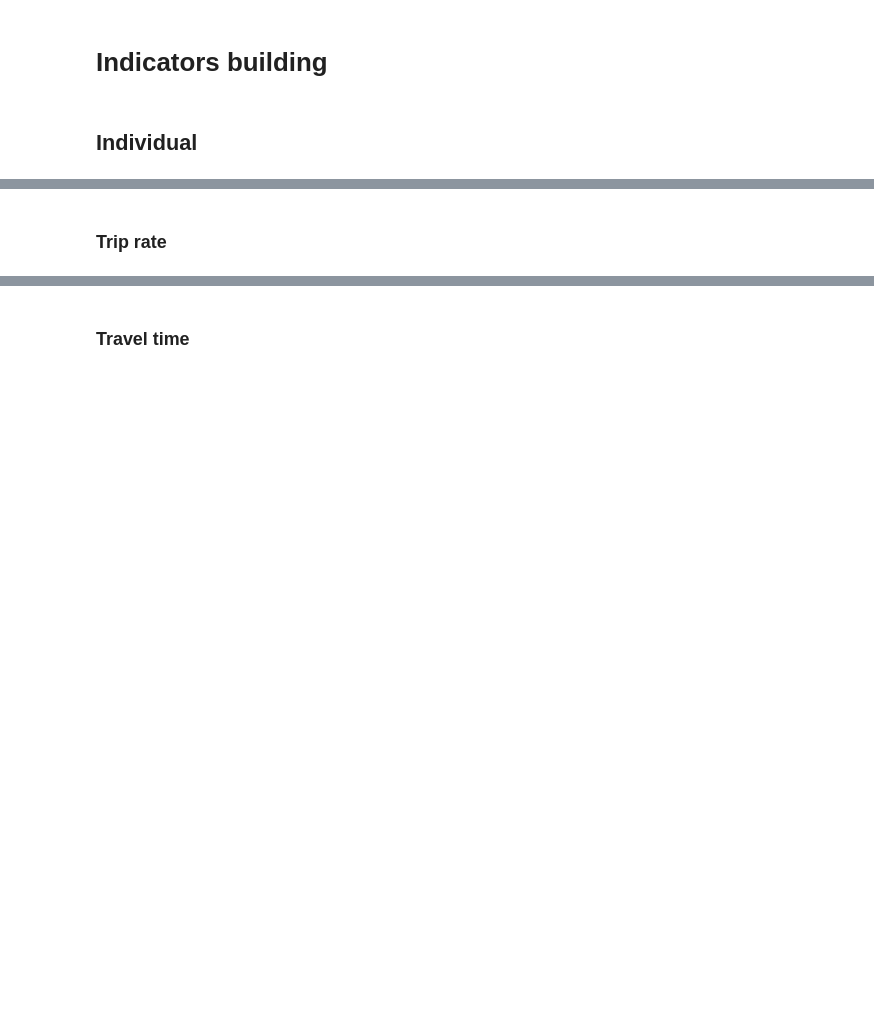
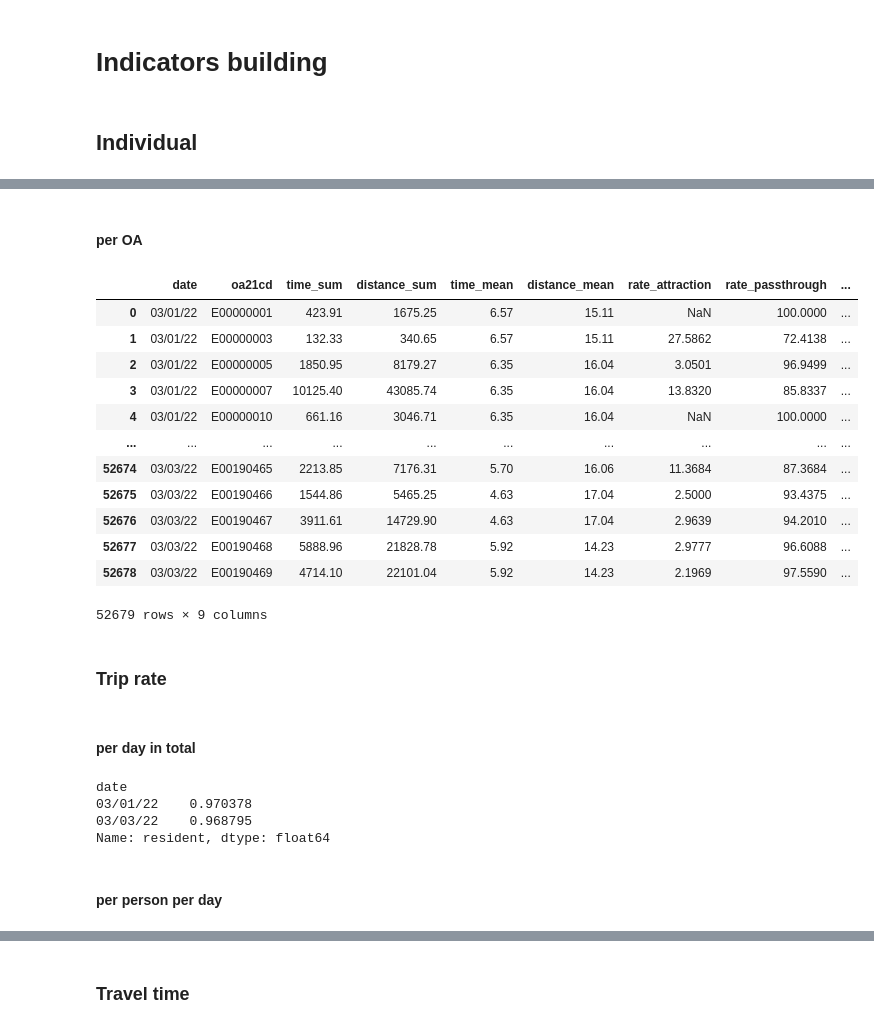
Before and after one commit to ZongheMa/Understanding-the-modal-shifting-and-travel-delays-under-short-term-transport-disruption-CSoLTS, a Jupyter notebook: EDA.ipynb, the cells around one changed output, grey strips where cells are left out. Cells and saved outputs as stored; diff of their text form; code cells hidden in the pictures; blank space fills up the shorter version.

```diff
--- a/EDA.ipynb
+++ b/EDA.ipynb
@@ -104,9 +136,10 @@ test_device_modes
 # %% [markdown]
 ### Device behaviour calculation
 # %%
-device_313_status = pd.merge(device_313, stay_time_313, on=['startid', 'date','oa21cd','device_type'], how='left')
+device_313_status = pd.merge(device_313, stay_time_313, on=['startid', 'date', 'oa21cd', 'device_type'], how='left')
 device_313_status = device_313_status.drop_duplicates().reset_index(drop=True)
-device_313_modes = travel_time_313.groupby(['startid', 'date','update_mode']).agg({'time':'sum','distance':'sum'}).reset_index()
+device_313_modes = travel_time_313.groupby(['startid', 'date', 'update_mode']).agg(
+    {'time': 'sum', 'distance': 'sum'}).reset_index()
 # %%
 device_313_status
 # %% [output]
@@ -279,2 +366,68 @@ All
+# %% [markdown]
+#### per OA
+# %%
+# merge dfs to aggrate in OA level
+device_313_merged = pd.merge(device_313_status, device_313_modes, on=['date','startid'], how='left')
+
+# Group by 'date' and 'oa21xd_x', and aggregate 'time' and 'distance' by sum
+tripdistance_oa = device_313_merged.groupby(['date', 'oa21cd']).agg(time_sum=('time', 'sum'), distance_sum=('distance', 'sum')).reset_index()
+tripdistance_oa[['time_sum', 'distance_sum']] = tripdistance_oa[['time_sum', 'distance_sum']].round(2)
+
+
+# Calculating mean values and renaming columns
+tripdistance_oa['time_mean'] = device_313_merged.groupby(['date', 'oa21cd'])['time'].transform('mean').round(2)
+tripdistance_oa['distance_mean'] = device_313_merged.groupby(['date', 'oa21cd'])['distance'].transform('mean').round(2)
+
+# calulations for device type
+# Count the occurrences of each device type
+device_type_counts = device_313_merged.groupby(['date', 'oa21cd', 'device_type']).size().reset_index(name='count')
+# Calculate the total count for each 'date' and 'oa21cd' group
+total_counts = device_type_counts.groupby(['date', 'oa21cd'])['count'].transform('sum')
+# Calculate the rate (percentage) for each device type
+device_type_counts['rate'] = (device_type_counts['count'] / total_counts) * 100
+
+# Pivot the data
+device_type_pivot = device_type_counts.pivot_table(index=['date', 'oa21cd'], columns='device_type', values='rate').reset_index()
+# Reset the column names
+device_type_pivot.columns.name = None
+device_type_pivot.columns = ['date', 'oa21cd'] + [f'rate_{device_type}' for device_type in device_type_pivot.columns[2:]]
+# Merge with tripdistance_oa
+tripdistance_oa = pd.merge(tripdistance_oa, device_type_pivot, on=['date', 'oa21cd'], how='left').round(4)
+
+
+tripdistance_oa
+# %% [output]
+|  | date | oa21cd | time_sum | distance_sum | time_mean | distance_mean | rate_attraction | rate_passthrough | ... |
+| 0 | 03/01/22 | E00000001 | 423.91 | 1675.25 | 6.57 | 15.11 | NaN | 100.0000 | ... |
+| 1 | 03/01/22 | E00000003 | 132.33 | 340.65 | 6.57 | 15.11 | 27.5862 | 72.4138 | ... |
+| 2 | 03/01/22 | E00000005 | 1850.95 | 8179.27 | 6.35 | 16.04 | 3.0501 | 96.9499 | ... |
+| 3 | 03/01/22 | E00000007 | 10125.40 | 43085.74 | 6.35 | 16.04 | 13.8320 | 85.8337 | ... |
+| 4 | 03/01/22 | E00000010 | 661.16 | 3046.71 | 6.35 | 16.04 | NaN | 100.0000 | ... |
+| ... | ... | ... | ... | ... | ... | ... | ... | ... | ... |
+| 52674 | 03/03/22 | E00190465 | 2213.85 | 7176.31 | 5.70 | 16.06 | 11.3684 | 87.3684 | ... |
+| 52675 | 03/03/22 | E00190466 | 1544.86 | 5465.25 | 4.63 | 17.04 | 2.5000 | 93.4375 | ... |
+| 52676 | 03/03/22 | E00190467 | 3911.61 | 14729.90 | 4.63 | 17.04 | 2.9639 | 94.2010 | ... |
+| 52677 | 03/03/22 | E00190468 | 5888.96 | 21828.78 | 5.92 | 14.23 | 2.9777 | 96.6088 | ... |
+| 52678 | 03/03/22 | E00190469 | 4714.10 | 22101.04 | 5.92 | 14.23 | 2.1969 | 97.5590 | ... |
+52679 rows × 9 columns
 # %% [markdown]
 ### Trip rate
+# %% [markdown]
+#### per day in total
+# %%
+# the rate of trip counts: selecte the non-residents status rates from the device status dataset
+
+# Group by 'date' and then calculate the normalized value counts for each 'device_type'
+device_type_rate_pd = device_313_status.groupby('date')['device_type'].value_counts(normalize=True).unstack(fill_value=0)
+
+# Calculate the proportion of non-resident devices for each date
+triprate_pd = 1 - device_type_rate_pd.get('resident', 0)
+
+triprate_pd
+# %% [output]
+date
+03/01/22    0.970378
+03/03/22    0.968795
+Name: resident, dtype: float64
+# %% [markdown]
+#### per person per day
```
Also changed, not shown: parts of 18 cells of this notebook.
